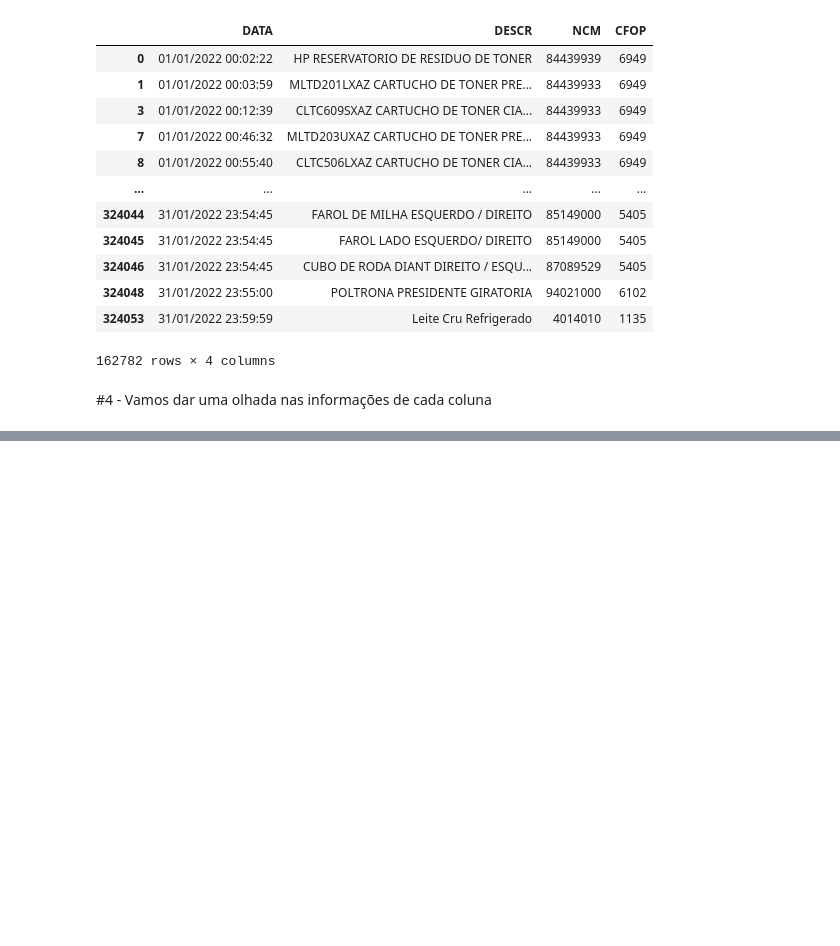
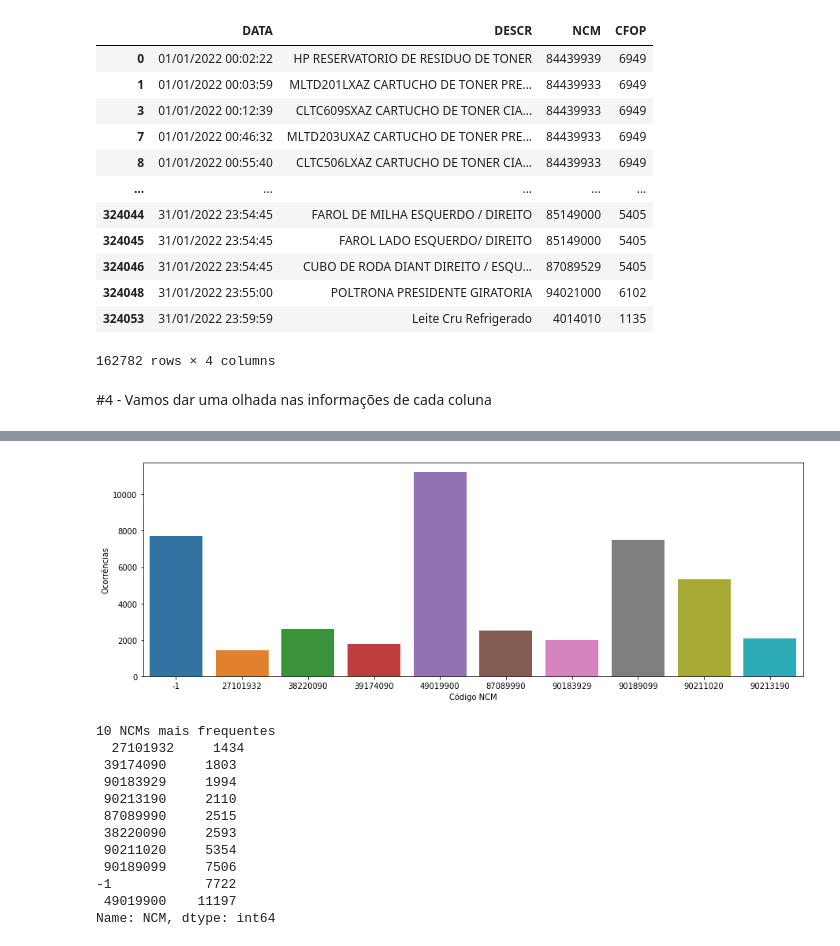
Before and after one commit to mfilipak/AFRAC_IA, a Jupyter notebook: 001_EDA_(Dados_do_Portal_da_cidadânia).ipynb, the cells around one changed output, grey strips where cells are left out. Saved outputs shown, nothing was run; the diff lists cells and outputs as text; code cells hidden in the pictures; blank space fills up the shorter version.

```diff
--- a/001_EDA_(Dados_do_Portal_da_cidadânia).ipynb
+++ b/001_EDA_(Dados_do_Portal_da_cidadânia).ipynb
@@ -79,0 +105,21 @@ len(df2["CFOP"].unique()),len(df2['NCM'].unique())
+# %%
+aux = df2["NCM"].value_counts().sort_values()[-10:]
+plt.figure(figsize=((15,5)))
+ax = sns.barplot(x=aux.index, y=aux, )
+ax.set(xlabel='Código NCM', ylabel='Ocorrências')
+plt.show()
+print("10 NCMs mais frequentes\n",aux)
+# %% [output]
+[figure, added]
+10 NCMs mais frequentes
+  27101932     1434
+ 39174090     1803
+ 90183929     1994
+ 90213190     2110
+ 87089990     2515
+ 38220090     2593
+ 90211020     5354
+ 90189099     7506
+-1            7722
+ 49019900    11197
+Name: NCM, dtype: int64
```
Also changed, not shown: parts of 4 cells of this notebook.
